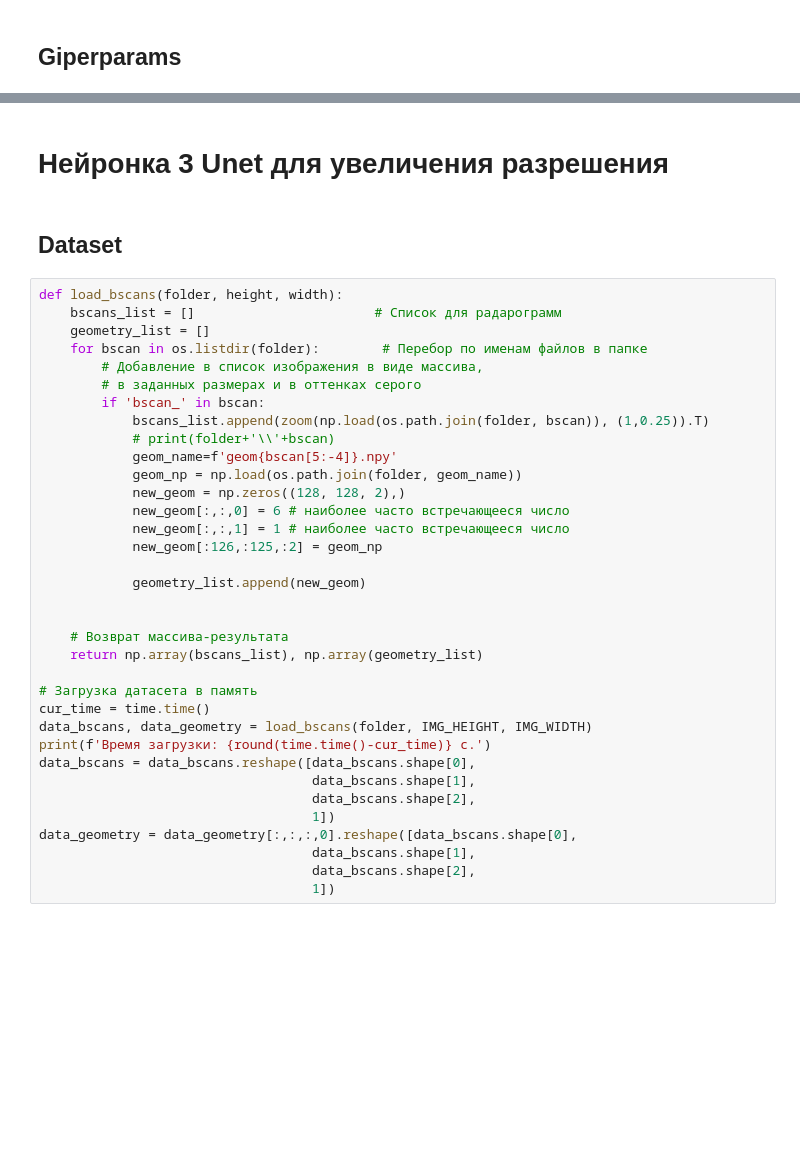
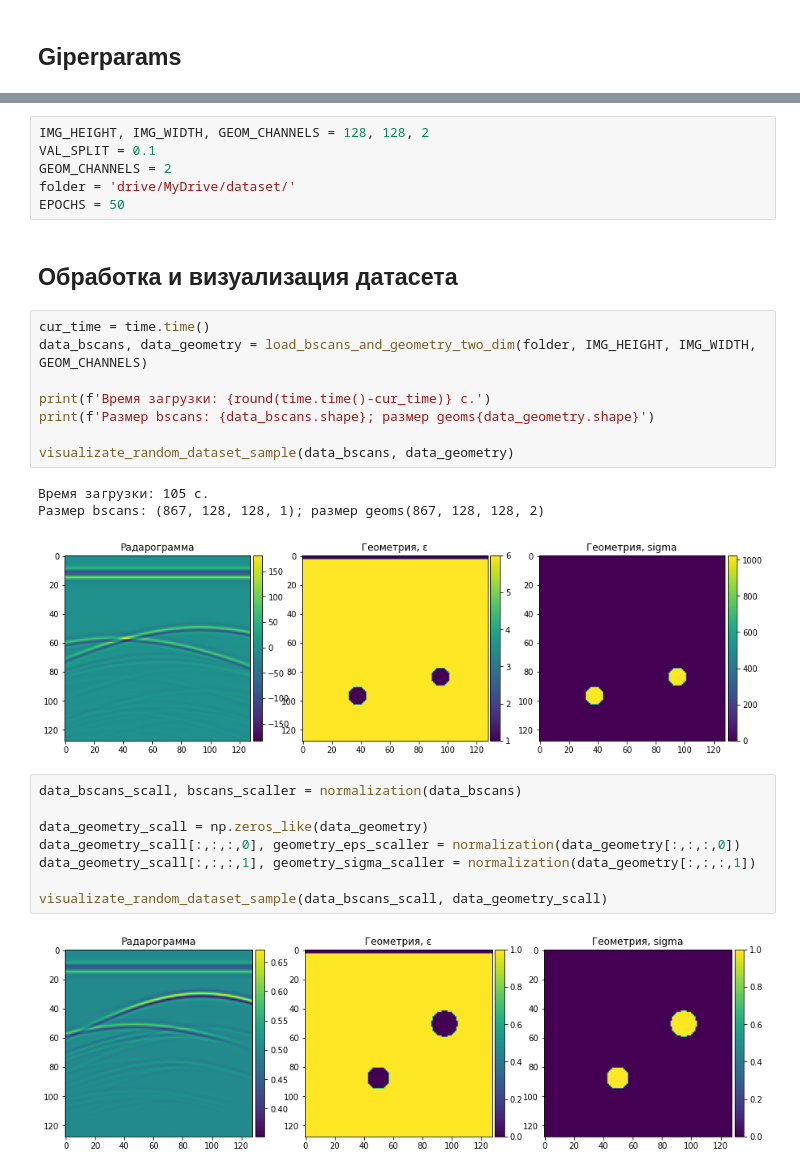
Before and after one commit to NikolaevMikhailRoma/gprMax_project, a Jupyter notebook: ML.ipynb, the cells around one changed output, grey strips where cells are left out. Saved outputs shown, nothing was run; the diff lists cells and outputs as text; blank space fills up the shorter version.

```diff
--- a/ML.ipynb
+++ b/ML.ipynb
@@ -557,39 +231,30 @@ process_images(model_seq)
-# %% [markdown]
-# Нейронка 3 Unet для увеличения разрешения
-# %% [markdown]
-## Dataset
-# %%
-def load_bscans(folder, height, width):
-    bscans_list = []                       # Список для радарограмм
-    geometry_list = []
-    for bscan in os.listdir(folder):        # Перебор по именам файлов в папке
-        # Добавление в список изображения в виде массива,
-        # в заданных размерах и в оттенках серого
-        if 'bscan_' in bscan:
-            bscans_list.append(zoom(np.load(os.path.join(folder, bscan)), (1,0.25)).T)
-            # print(folder+'\\'+bscan)
-            geom_name=f'geom{bscan[5:-4]}.npy'
-            geom_np = np.load(os.path.join(folder, geom_name))
-            new_geom = np.zeros((128, 128, 2),)
-            new_geom[:,:,0] = 6 # наиболее часто встречающееся число
-            new_geom[:,:,1] = 1 # наиболее часто встречающееся число
-            new_geom[:126,:125,:2] = geom_np
-
-            geometry_list.append(new_geom)
-
-
-    # Возврат массива-результата
-    return np.array(bscans_list), np.array(geometry_list)
-
-# Загрузка датасета в память
-cur_time = time.time()
-data_bscans, data_geometry = load_bscans(folder, IMG_HEIGHT, IMG_WIDTH)
-print(f'Время загрузки: {round(time.time()-cur_time)} с.')
-data_bscans = data_bscans.reshape([data_bscans.shape[0],
-                                   data_bscans.shape[1],
-                                   data_bscans.shape[2],
-                                   1])
-data_geometry = data_geometry[:,:,:,0].reshape([data_bscans.shape[0],
-                                   data_bscans.shape[1],
-                                   data_bscans.shape[2],
-                                   1])
+# %%
+IMG_HEIGHT, IMG_WIDTH, GEOM_CHANNELS = 128, 128, 2
+VAL_SPLIT = 0.1
+GEOM_CHANNELS = 2
+folder = 'drive/MyDrive/dataset/'
+EPOCHS = 50
+# %% [markdown]
+## Обработка и визуализация датасета
+# %%
+cur_time = time.time()
+data_bscans, data_geometry = load_bscans_and_geometry_two_dim(folder, IMG_HEIGHT, IMG_WIDTH, GEOM_CHANNELS)
+
+print(f'Время загрузки: {round(time.time()-cur_time)} с.')
+print(f'Размер bscans: {data_bscans.shape}; размер geoms{data_geometry.shape}')
+
+visualizate_random_dataset_sample(data_bscans, data_geometry)
+# %% [output]
+Время загрузки: 105 с.
+Размер bscans: (867, 128, 128, 1); размер geoms(867, 128, 128, 2)
+[figure, added]
+# %%
+data_bscans_scall, bscans_scaller = normalization(data_bscans)
+
+data_geometry_scall = np.zeros_like(data_geometry)
+data_geometry_scall[:,:,:,0], geometry_eps_scaller = normalization(data_geometry[:,:,:,0])
+data_geometry_scall[:,:,:,1], geometry_sigma_scaller = normalization(data_geometry[:,:,:,1])
+
+visualizate_random_dataset_sample(data_bscans_scall, data_geometry_scall)
+# %% [output]
+[figure, added]
```
Also changed, not shown: parts of 72 cells of this notebook.
